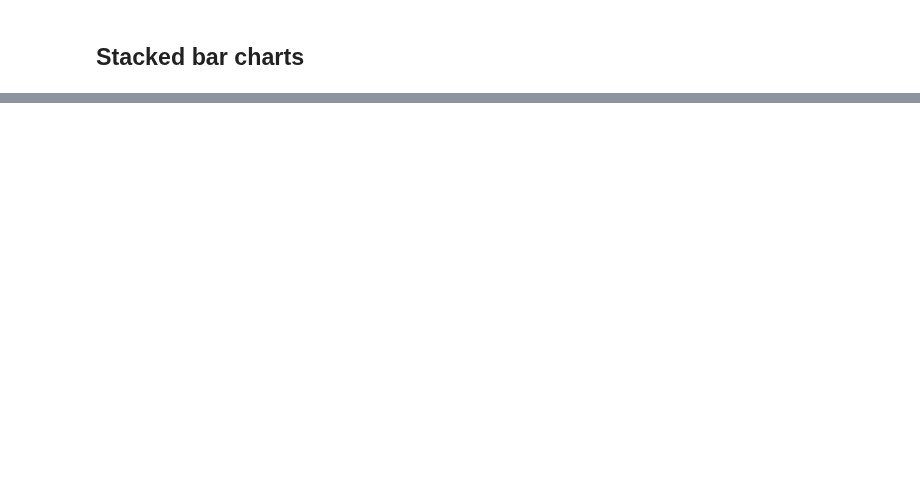
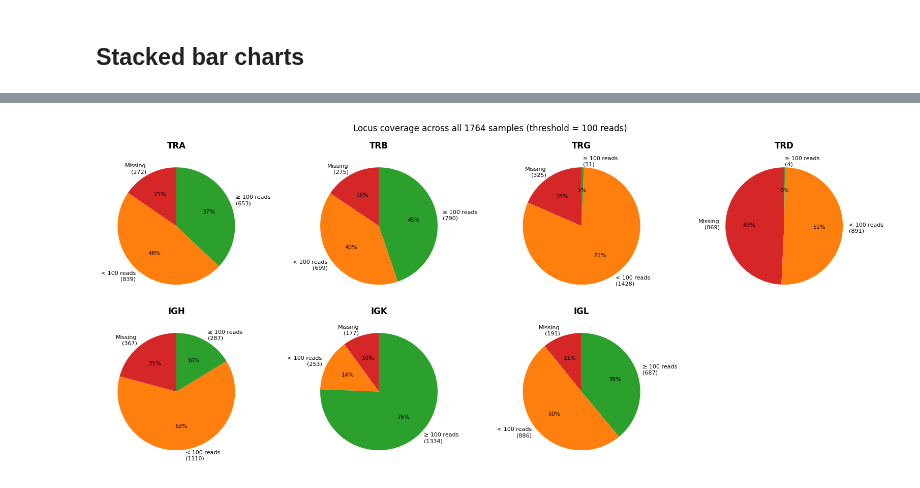
Before and after one commit to antigenomics/mirpy, a Jupyter notebook: notebooks/sample_repertoire_overview.ipynb, the cells around one changed output, grey strips where cells are left out. Saved outputs shown, nothing was run; the diff lists cells and outputs as text; code cells hidden in the pictures; blank space fills up the shorter version.

```diff
--- a/notebooks/sample_repertoire_overview.ipynb
+++ b/notebooks/sample_repertoire_overview.ipynb
@@ -280,0 +262,78 @@ plot_stacked_bars(summary)
+# %%
+def plot_locus_coverage_pies(
+    summary: pd.DataFrame,
+    n_samples: int,
+    *,
+    low_reads_threshold: int = 100,
+    figsize: tuple[int, int] | None = None,
+) -> None:
+    """Pie charts showing missing / low-read / adequate coverage per locus.
+
+    For every locus in LOCI_ORDER that appears in the data, samples are
+    split into three categories:
+
+    * **Missing** — locus absent from the sample entirely.
+    * **< threshold** — locus detected but total reads below *low_reads_threshold*.
+    * **≥ threshold** — adequately sequenced.
+
+    Parameters
+    ----------
+    summary:
+        Long-form per-(sample, locus) DataFrame from :func:`build_summary`.
+    n_samples:
+        Total number of samples (denominator for the missing category).
+    low_reads_threshold:
+        Read count below which a present locus is considered low-coverage.
+    figsize:
+        Figure size; auto-computed when ``None``.
+    """
+    present_loci = [l for l in LOCI_ORDER if l in summary["locus"].unique()]
+    n_cols = 4
+    n_rows = (len(present_loci) + n_cols - 1) // n_cols
+    if figsize is None:
+        figsize = (4 * n_cols, 3.5 * n_rows)
+
+    fig, axes = plt.subplots(n_rows, n_cols, figsize=figsize)
+    axes_flat = axes.flatten() if hasattr(axes, "flatten") else [axes]
+
+    # Missing=red, low=orange, adequate=green
+    PIE_COLORS = ["#d62728", "#ff7f0e", "#2ca02c"]
+
+    for i, locus in enumerate(present_loci):
+        ax = axes_flat[i]
+        locus_reads = summary.loc[summary["locus"] == locus, "duplicate_count"]
+        n_missing  = n_samples - len(locus_reads)          # locus absent from sample
+        n_low      = int(((locus_reads > 0) & (locus_reads < low_reads_threshold)).sum())
+        n_adequate = int((locus_reads >= low_reads_threshold).sum())
+        # Fold zero-read detections into the missing bucket.
+        n_missing += int((locus_reads == 0).sum())
+
+        categories = [
+            (f"Missing\n({n_missing})",                           n_missing,  PIE_COLORS[0]),
+            (f"< {low_reads_threshold} reads\n({n_low})",         n_low,      PIE_COLORS[1]),
+            (f"≥ {low_reads_threshold} reads\n({n_adequate})",    n_adequate, PIE_COLORS[2]),
+        ]
+        labels = [c[0] for c in categories if c[1] > 0]
+        sizes  = [c[1] for c in categories if c[1] > 0]
+        colors = [c[2] for c in categories if c[1] > 0]
+
+        ax.pie(sizes, labels=labels, colors=colors,
+               autopct="%1.0f%%", startangle=90,
+               textprops={"fontsize": 8})
+        ax.set_title(locus, fontweight="bold")
+
+    for j in range(len(present_loci), len(axes_flat)):
+        axes_flat[j].set_visible(False)
+
+    fig.suptitle(
+        f"Locus coverage across all {n_samples} samples "
+        f"(threshold = {low_reads_threshold} reads)",
+        fontsize=12,
+    )
+    fig.tight_layout()
+    plt.show()
+
+
+plot_locus_coverage_pies(summary, n_samples=len(samples), low_reads_threshold=100)
+# %% [output]
+[figure, added]
```
Also changed, not shown: parts of 8 cells of this notebook, 10 other files.
